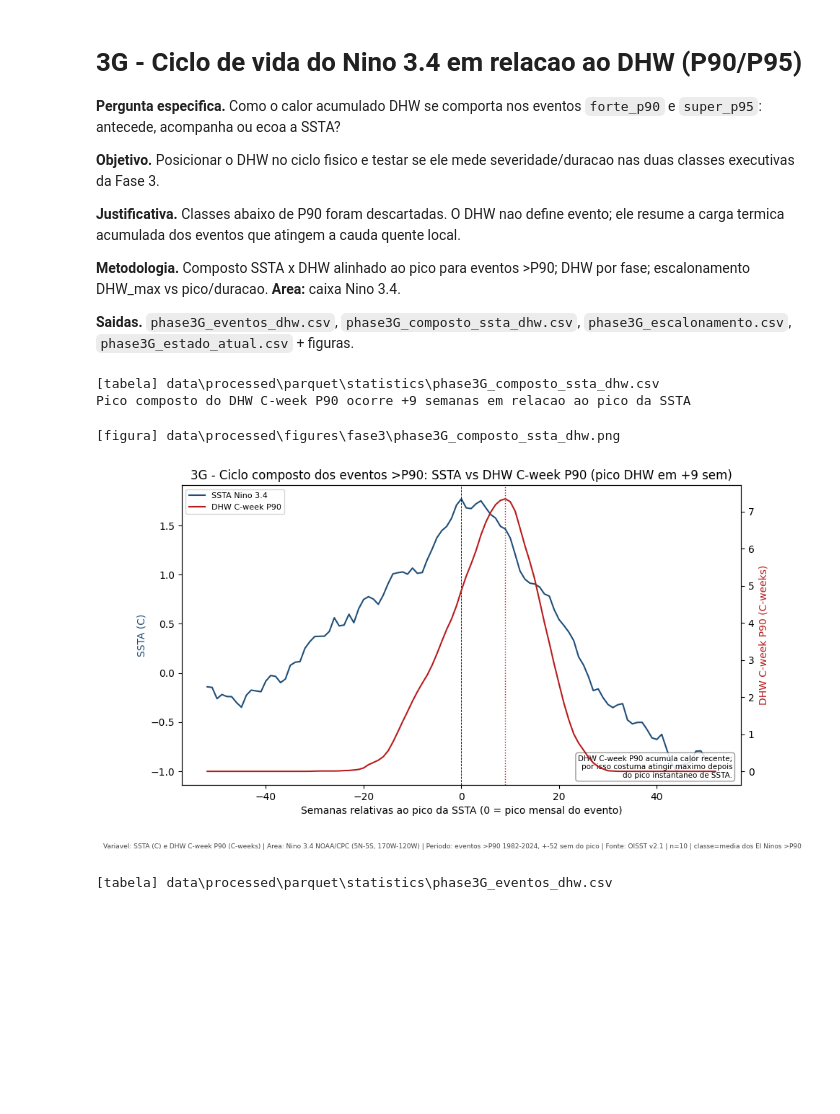
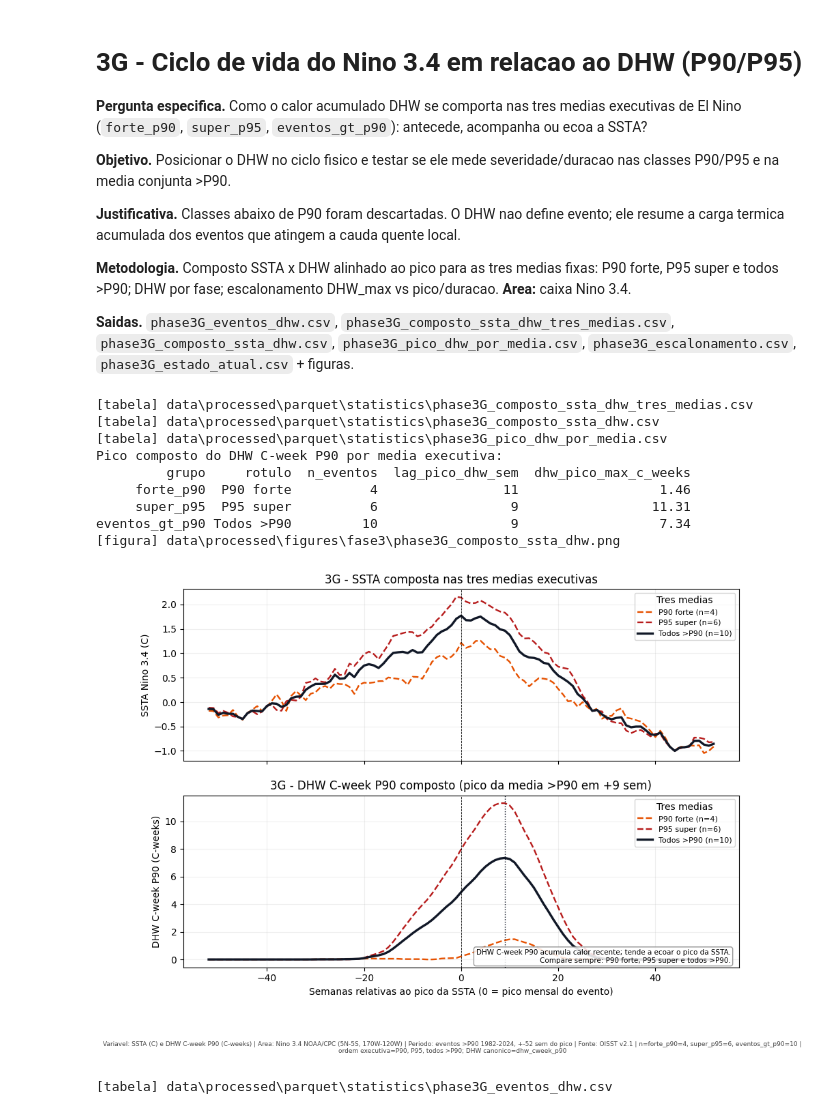
Before and after one commit to thiago-vilar/Nino26, a Jupyter notebook: notebooks/fase3/3G_ciclo_vida_dhw.ipynb, the cells around one changed output. Drawn from its saved outputs; the diff is of its cells as text; code cells hidden in the pictures; blank space fills up the shorter version.

```diff
--- a/notebooks/fase3/3G_ciclo_vida_dhw.ipynb
+++ b/notebooks/fase3/3G_ciclo_vida_dhw.ipynb
@@ -1,41 +1,76 @@
 # %% [markdown]
 # 3G - Ciclo de vida do Nino 3.4 em relacao ao DHW (P90/P95)
 
-**Pergunta especifica.** Como o calor acumulado DHW se comporta nos eventos `forte_p90` e `super_p95`: antecede, acompanha ou ecoa a SSTA?
+**Pergunta especifica.** Como o calor acumulado DHW se comporta nas tres medias executivas de El Nino (`forte_p90`, `super_p95`, `eventos_gt_p90`): antecede, acompanha ou ecoa a SSTA?
 
-**Objetivo.** Posicionar o DHW no ciclo fisico e testar se ele mede severidade/duracao nas duas classes executivas da Fase 3.
+**Objetivo.** Posicionar o DHW no ciclo fisico e testar se ele mede severidade/duracao nas classes P90/P95 e na media conjunta >P90.
 
 **Justificativa.** Classes abaixo de P90 foram descartadas. O DHW nao define evento; ele resume a carga termica acumulada dos eventos que atingem a cauda quente local.
 
-**Metodologia.** Composto SSTA x DHW alinhado ao pico para eventos >P90; DHW por fase; escalonamento DHW_max vs pico/duracao. **Area:** caixa Nino 3.4.
+**Metodologia.** Composto SSTA x DHW alinhado ao pico para as tres medias fixas: P90 forte, P95 super e todos >P90; DHW por fase; escalonamento DHW_max vs pico/duracao. **Area:** caixa Nino 3.4.
 
-**Saidas.** `phase3G_eventos_dhw.csv`, `phase3G_composto_ssta_dhw.csv`, `phase3G_escalonamento.csv`, `phase3G_estado_atual.csv` + figuras.
+**Saidas.** `phase3G_eventos_dhw.csv`, `phase3G_composto_ssta_dhw_tres_medias.csv`, `phase3G_composto_ssta_dhw.csv`, `phase3G_pico_dhw_por_media.csv`, `phase3G_escalonamento.csv`, `phase3G_estado_atual.csv` + figuras.
 # %%
 import sys; sys.path.insert(0,'.')
 import numpy as np, pandas as pd, matplotlib.pyplot as plt
 import fase3_utils as u
 w=pd.read_csv(u.FEAT/'phase3_indices_semanais.csv',parse_dates=['week_ending_sunday']).set_index('week_ending_sunday')
 ev=u.events_p90_p95(); ssta,dhw=w['nino34_ssta'],w['dhw_cweek_p90']; lags=list(range(-52,53))
-def comp(series):
+groups=u.elnino_mean_groups(ev)
+
+def comp(series,events):
     mm=[]
-    for _,e in ev.iterrows():
-        i=series.index.get_indexer([e.peak_time],method='nearest')[0]; seg=series.iloc[max(0,i-52):i+53]
-        rel=((seg.index-series.index[i]).days/7).round().astype(int); mm.append(pd.Series(seg.values,index=rel))
-    return pd.DataFrame(mm).reindex(columns=lags).mean()
-cp=pd.DataFrame({'ssta':comp(ssta),'dhw_cweek_p90':comp(dhw)}); u.save_table(cp.rename_axis('semana_rel_pico'),'phase3G_composto_ssta_dhw.csv')
-lagpk=int(cp['dhw_cweek_p90'].idxmax()); print(f'Pico composto do DHW C-week P90 ocorre {lagpk:+d} semanas em relacao ao pico da SSTA')
-fig,ax1=plt.subplots(figsize=(10,5.4)); ax1.plot(cp.index,cp['ssta'],color='#1f4e79',label='SSTA Nino 3.4'); ax1.set_ylabel('SSTA (C)',color='#1f4e79'); ax1.axvline(0,color='k',ls='--',lw=.6)
-ax2=ax1.twinx(); ax2.plot(cp.index,cp['dhw_cweek_p90'],color='#b71c1c',label='DHW C-week P90'); ax2.set_ylabel('DHW C-week P90 (C-weeks)',color='#b71c1c'); ax2.axvline(lagpk,color='#b71c1c',ls=':',lw=1)
-ax1.set_xlabel('Semanas relativas ao pico da SSTA (0 = pico mensal do evento)'); ax1.set_title(f'3G - Ciclo composto dos eventos >P90: SSTA vs DHW C-week P90 (pico DHW em {lagpk:+d} sem)')
-lines=ax1.get_lines()+ax2.get_lines(); ax1.legend(lines,[l.get_label() for l in lines],loc='upper left',fontsize=8)
-u.add_note(ax1,'DHW C-week P90 acumula calor recente;\npor isso costuma atingir maximo depois\ndo pico instantaneo de SSTA.',loc='lower right')
-u.stamp_caption(fig,variavel='SSTA (C) e DHW C-week P90 (C-weeks)',area=u.CAIXAS['nino34'],periodo='eventos >P90 1982-2024, +-52 sem do pico',fonte='OISST v2.1',n=str(len(ev)),extra='classe=media dos El Ninos >P90')
+    for _,e in events.iterrows():
+        i=series.index.get_indexer([e.peak_time],method='nearest')[0]
+        seg=series.iloc[max(0,i-52):i+53]
+        rel=((seg.index-series.index[i]).days/7).round().astype(int)
+        mm.append(pd.Series(seg.values,index=rel).reindex(lags))
+    return pd.DataFrame(mm).mean() if mm else pd.Series(index=lags,dtype=float)
+
+comps={}
+records=[]
+for grupo,gg in groups.items():
+    comps[grupo]=pd.DataFrame({'ssta':comp(ssta,gg),'dhw_cweek_p90':comp(dhw,gg)})
+    for lag,row in comps[grupo].iterrows():
+        records.append({'grupo':grupo,'rotulo':u.elnino_group_label(grupo,short=True),'n_eventos':len(gg),'semana_rel_pico':int(lag),'ssta':row['ssta'],'dhw_cweek_p90':row['dhw_cweek_p90']})
+cp_long=pd.DataFrame(records)
+u.save_table(cp_long,'phase3G_composto_ssta_dhw_tres_medias.csv',index=False)
+cp=comps['eventos_gt_p90']; u.save_table(cp.rename_axis('semana_rel_pico'),'phase3G_composto_ssta_dhw.csv')
+lag_rows=[]
+for grupo in u.ELNINO_MEAN_GROUP_ORDER:
+    lagpk=int(comps[grupo]['dhw_cweek_p90'].idxmax())
+    lag_rows.append({'grupo':grupo,'rotulo':u.elnino_group_label(grupo,short=True),'n_eventos':len(groups[grupo]),'lag_pico_dhw_sem':lagpk,'dhw_pico_max_c_weeks':round(float(comps[grupo]['dhw_cweek_p90'].max()),2)})
+lag_tab=pd.DataFrame(lag_rows); u.save_table(lag_tab,'phase3G_pico_dhw_por_media.csv',index=False)
+lagpk_all=int(lag_tab.query("grupo == 'eventos_gt_p90'")['lag_pico_dhw_sem'].iloc[0])
+print('Pico composto do DHW C-week P90 por media executiva:')
+print(lag_tab.to_string(index=False))
+fig,axes=plt.subplots(2,1,figsize=(10.5,7.2),sharex=True)
+for grupo in u.ELNINO_MEAN_GROUP_ORDER:
+    meta=u.elnino_group_style(grupo)
+    label=f"{meta['rotulo_curto']} (n={len(groups[grupo])})"
+    axes[0].plot(comps[grupo].index,comps[grupo]['ssta'],color=meta['color'],lw=meta['linewidth'],ls=meta['linestyle'],label=label)
+    axes[1].plot(comps[grupo].index,comps[grupo]['dhw_cweek_p90'],color=meta['color'],lw=meta['linewidth'],ls=meta['linestyle'],label=label)
+for ax in axes:
+    ax.axvline(0,color='k',ls='--',lw=.6); ax.grid(alpha=.2); ax.legend(fontsize=8,title='Tres medias')
+axes[1].axvline(lagpk_all,color='#111827',ls=':',lw=1)
+axes[0].set_ylabel('SSTA Nino 3.4 (C)'); axes[1].set_ylabel('DHW C-week P90 (C-weeks)')
+axes[1].set_xlabel('Semanas relativas ao pico da SSTA (0 = pico mensal do evento)')
+axes[0].set_title('3G - SSTA composta nas tres medias executivas')
+axes[1].set_title(f'3G - DHW C-week P90 composto (pico da media >P90 em {lagpk_all:+d} sem)')
+u.add_note(axes[1],'DHW C-week P90 acumula calor recente; tende a ecoar o pico da SSTA.\nCompare sempre: P90 forte, P95 super e todos >P90.',loc='lower right')
+u.stamp_caption(fig,variavel='SSTA (C) e DHW C-week P90 (C-weeks)',area=u.CAIXAS['nino34'],periodo='eventos >P90 1982-2024, +-52 sem do pico',fonte='OISST v2.1',n=f"forte_p90={len(groups['forte_p90'])}, super_p95={len(groups['super_p95'])}, eventos_gt_p90={len(groups['eventos_gt_p90'])}",extra='ordem executiva=P90, P95, todos >P90; DHW canonico=dhw_cweek_p90')
 u.save_fig(fig,'phase3G_composto_ssta_dhw.png'); plt.show()
 # %% [output]
+[tabela] data\processed\parquet\statistics\phase3G_composto_ssta_dhw_tres_medias.csv
 [tabela] data\processed\parquet\statistics\phase3G_composto_ssta_dhw.csv
-Pico composto do DHW C-week P90 ocorre +9 semanas em relacao ao pico da SSTA
+[tabela] data\processed\parquet\statistics\phase3G_pico_dhw_por_media.csv
+Pico composto do DHW C-week P90 por media executiva:
+         grupo     rotulo  n_eventos  lag_pico_dhw_sem  dhw_pico_max_c_weeks
+     forte_p90  P90 forte          4                11                  1.46
+     super_p95  P95 super          6                 9                 11.31
+eventos_gt_p90 Todos >P90         10                 9                  7.34
+[figura] data\processed\figures\fase3\phase3G_composto_ssta_dhw.png
-[figura] data\processed\figures\fase3\phase3G_composto_ssta_dhw.png
-[figure, old version]
+[figure, new version]
 # %%
 rows=[]
 for _,e in ev.iterrows():
```
Also changed, not shown: parts of 1 cell of this notebook, 13 other files.
